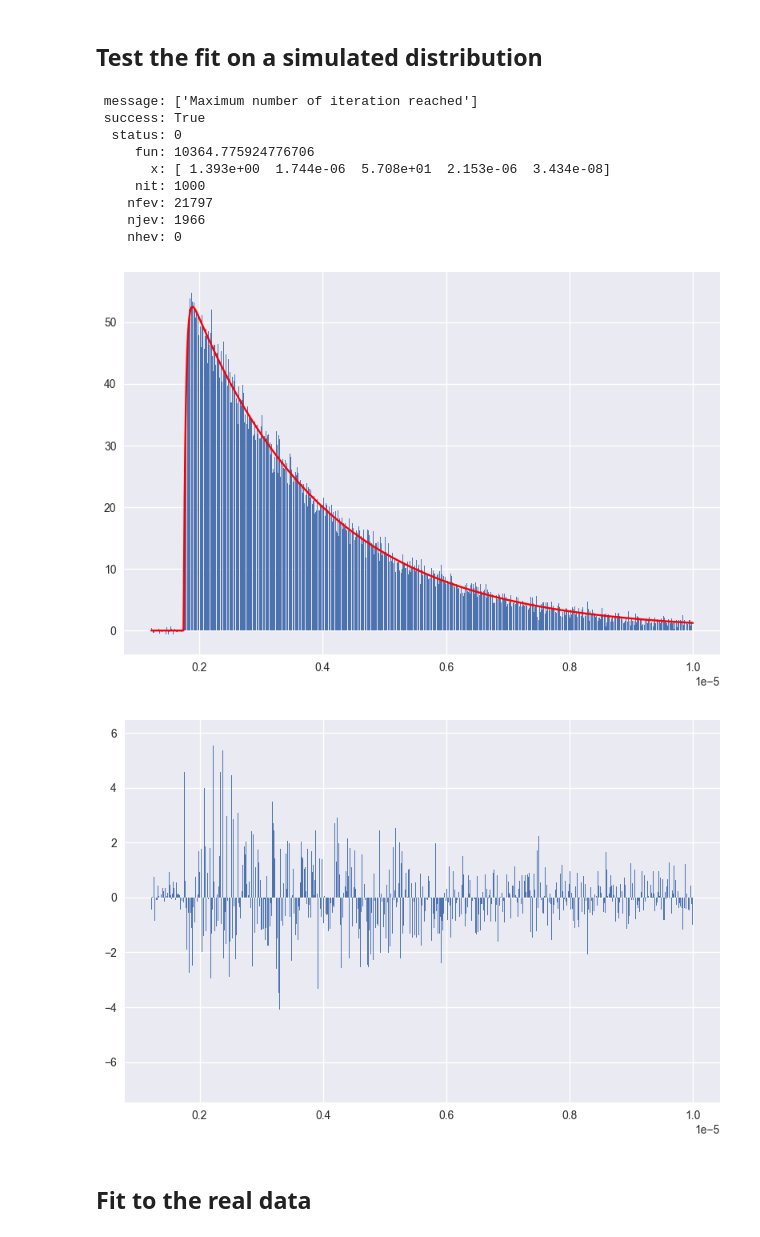
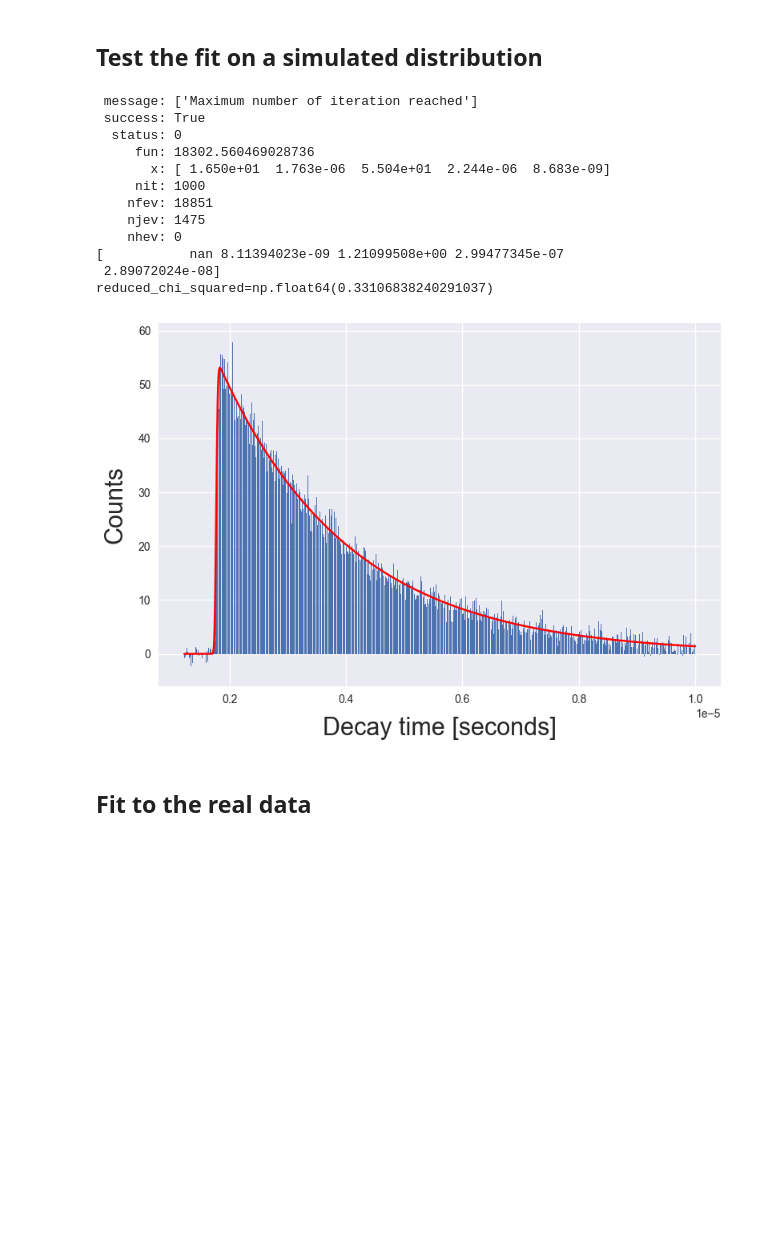
Before and after one commit to max-fatouros/psi-praktikum, a Jupyter notebook: notebooks/example.ipynb, the cells around one changed output. Saved outputs shown, nothing was run; the diff lists cells and outputs as text; code cells hidden in the pictures; blank space fills up the shorter version.

```diff
--- a/notebooks/example.ipynb
+++ b/notebooks/example.ipynb
@@ -57,21 +56,24 @@ BOUNDS=(
 # %% [markdown]
 ## Test the fit on a simulated distribution
 # %%
-parameters = fit_simulated(
+parameters, uncertainties = fit(
+    *get_simulated_data(),
     fit_function=ff,
     bounds=BOUNDS
 )
 # %% [output]
  message: ['Maximum number of iteration reached']
  success: True
   status: 0
-     fun: 10364.775924776706
-       x: [ 1.393e+00  1.744e-06  5.708e+01  2.153e-06  3.434e-08]
+     fun: 18302.560469028736
+       x: [ 1.650e+01  1.763e-06  5.504e+01  2.244e-06  8.683e-09]
      nit: 1000
-    nfev: 21797
-    njev: 1966
+    nfev: 18851
+    njev: 1475
     nhev: 0
+[           nan 8.11394023e-09 1.21099508e+00 2.99477345e-07
+ 2.89072024e-08]
+reduced_chi_squared=np.float64(0.33106838240291037)
-[figure, old version]
+[figure, new version]
-[figure, removed]
 # %% [markdown]
 ## Fit to the real data
```
Also changed, not shown: parts of 7 cells of this notebook, 1 other file.
